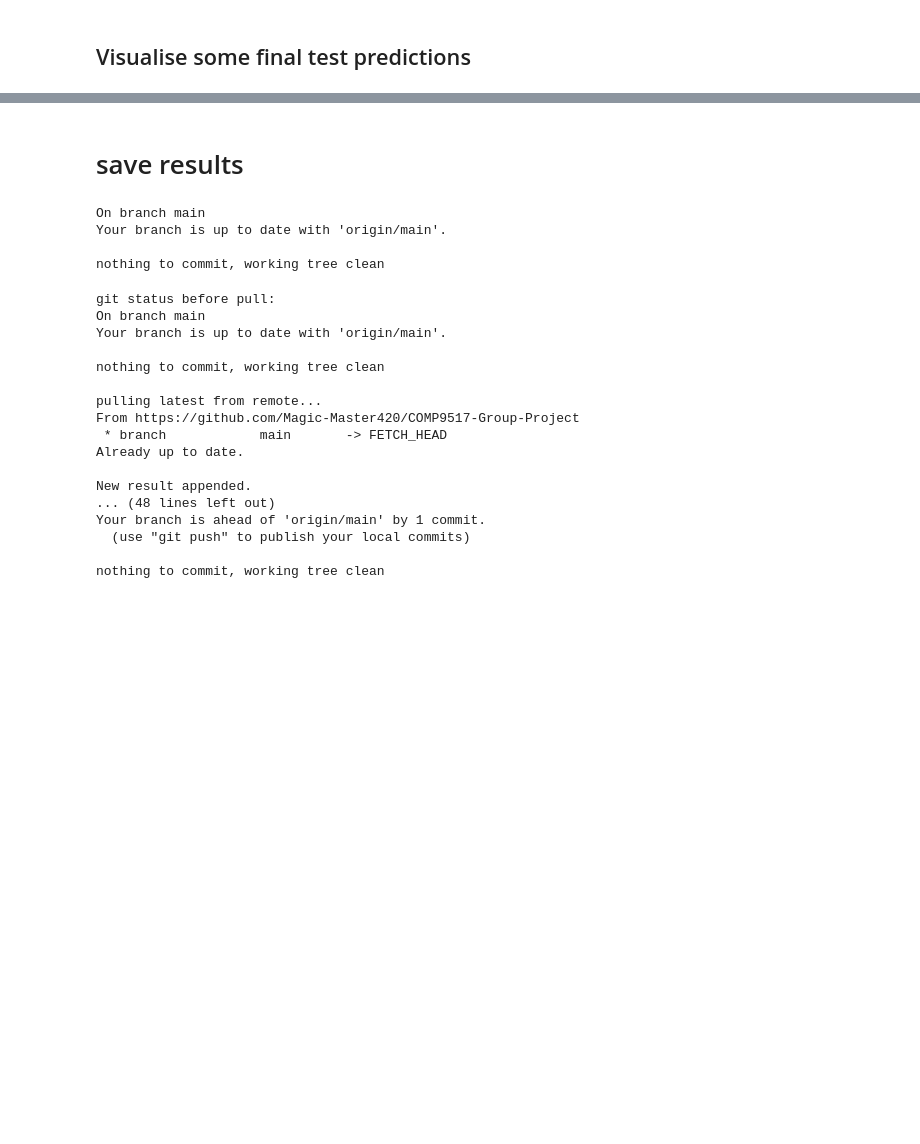
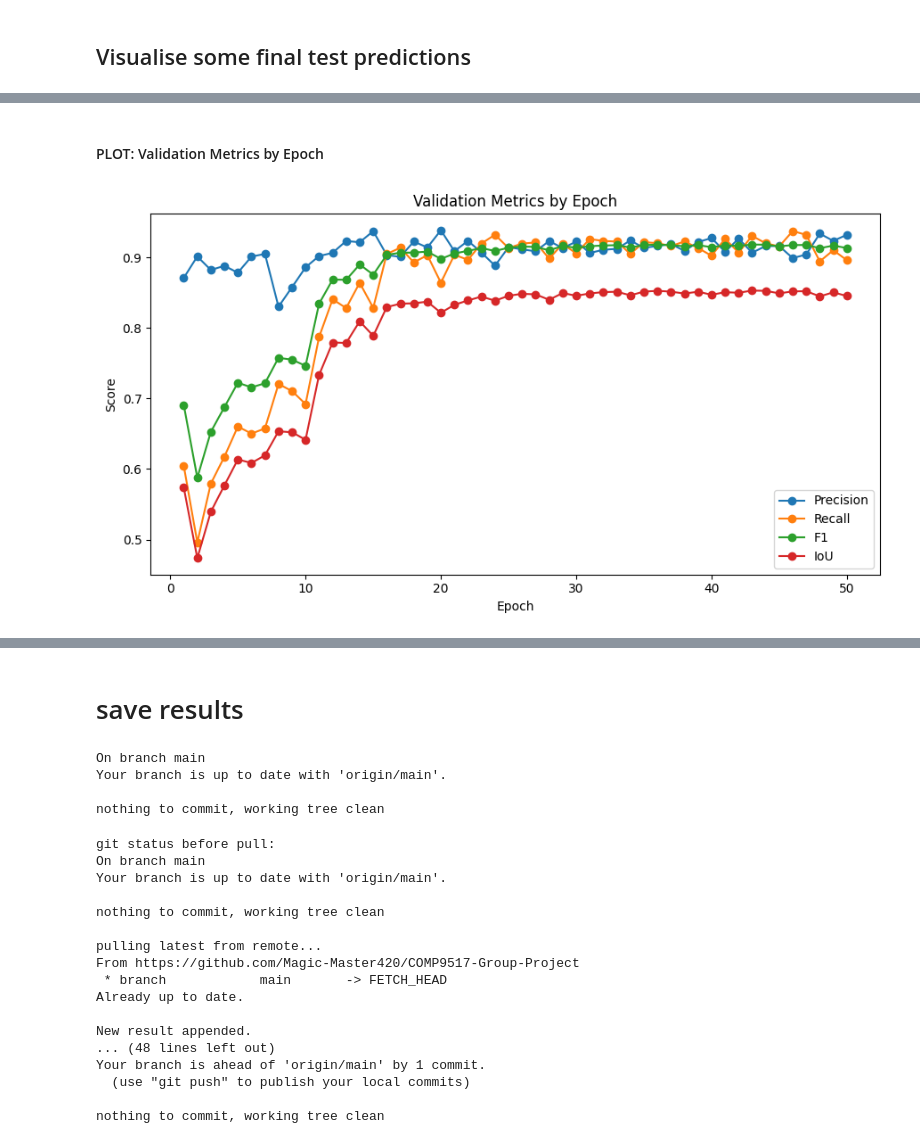
Before and after one commit to Magic-Master420/COMP9517-Group-Project, a Jupyter notebook: dl/cm/BEST_CHECKPOINT_method_pytorch_deeplabv3.ipynb, the cells around one changed output, grey strips where cells are left out. Drawn from its saved outputs; the diff is of its cells as text; code cells hidden in the pictures; blank space fills up the shorter version.

```diff
--- a/dl/cm/BEST_CHECKPOINT_method_pytorch_deeplabv3.ipynb
+++ b/dl/cm/BEST_CHECKPOINT_method_pytorch_deeplabv3.ipynb
@@ -714,0 +741,24 @@ plt.show()
+# %% [markdown]
+#### PLOT: Validation Metrics by Epoch
+# %%
+import matplotlib.pyplot as plt
+
+epochs = [row["epoch"] for row in history]
+val_precision = [row["val_precision"] for row in history]
+val_recall = [row["val_recall"] for row in history]
+val_f1 = [row["val_f1"] for row in history]
+val_iou = [row["val_iou"] for row in history]
+
+plt.figure(figsize=(9, 5))
+plt.plot(epochs, val_precision, marker="o", label="Precision")
+plt.plot(epochs, val_recall, marker="o", label="Recall")
+plt.plot(epochs, val_f1, marker="o", label="F1")
+plt.plot(epochs, val_iou, marker="o", label="IoU")
+plt.xlabel("Epoch")
+plt.ylabel("Score")
+plt.title("Validation Metrics by Epoch")
+plt.legend()
+plt.tight_layout()
+plt.show()
+# %% [output]
+[figure, added]
```
Also changed, not shown: parts of 16 cells of this notebook.
